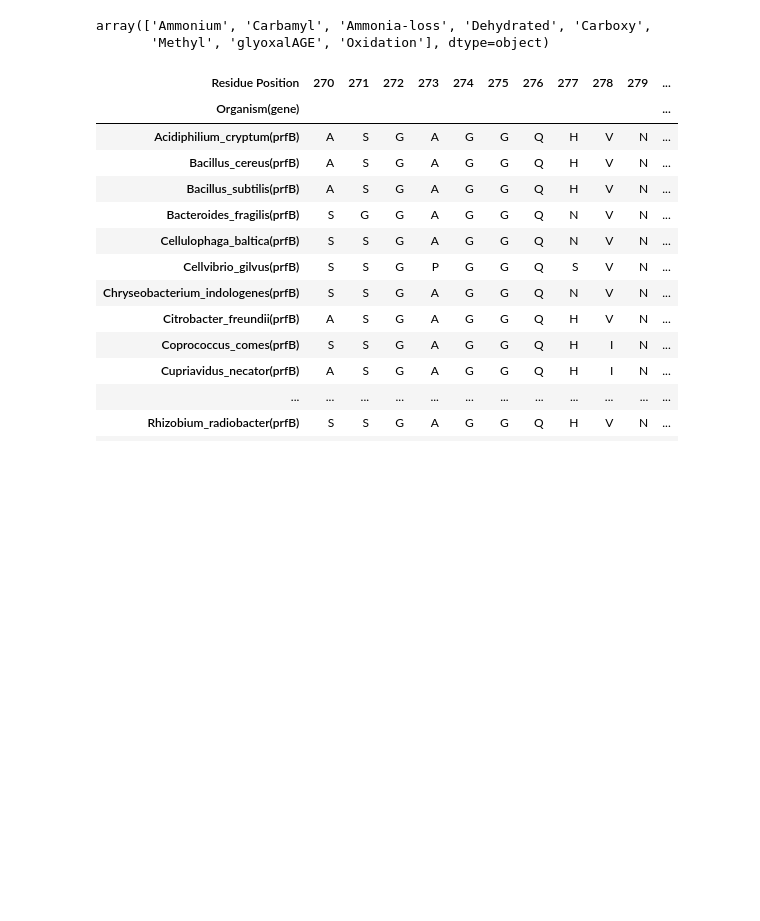
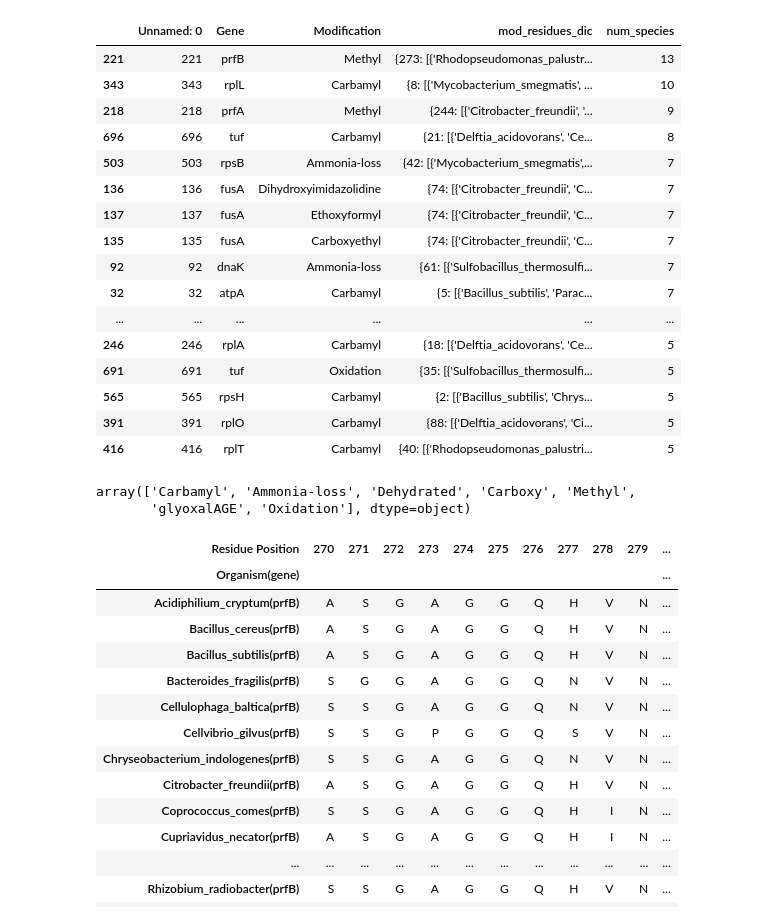
Before and after one commit to nanel96/BIO_465_PTM, a Jupyter notebook: Make Figures 4 & 5) Alignments.ipynb, the cells around one changed output. Saved outputs shown, nothing was run; the diff lists cells and outputs as text; code cells hidden in the pictures; blank space fills up the shorter version.

```diff
--- a/Make Figures 4 & 5) Alignments.ipynb
+++ b/Make Figures 4 & 5) Alignments.ipynb
@@ -9,28 +11,47 @@ import dataframe_image as dfi
 # %%
 ptm_df = pd.read_csv('Data/Conserved_ptms_best_loc.csv')
 mod_residues_dic = []
 for i in ptm_df.mod_residues_dic:
     d = ast.literal_eval(i)
     mod_residues_dic.append(d)
 ptm_df.mod_residues_dic = mod_residues_dic
 num_species = []
 for index, row in ptm_df.iterrows():
     d = row['mod_residues_dic']
     species = 0
     for key in d:
         if len(d[key][0]) > species:
             species = len(d[key][0])
     num_species.append(species)
 ptm_df['num_species'] = num_species
 ptm_df = ptm_df.sort_values('num_species', ascending = False)
 ptm_df = ptm_df[ptm_df.num_species >=5]
-residues = ['ammonium', 'Methyl:2H(3)13C(1)', 'Delta:H(4)C(2)O(-1)S(1)', 'Fluoro', 'Cation:Mg[II]', 'Acetyl:13C(2)', 'Label:2H(3)+Oxidation', 'Cation:Na', 'Cation:Fe[III]', 'Cation:Ca[II]', 'Label:13C(4)', 'Methyl:2H(3)']
+residues = ['Ammonium', 'Methyl:2H(3)13C(1)', 'Delta:H(4)C(2)O(-1)S(1)', 'Fluoro', 'Cation:Mg[II]', 'Acetyl:13C(2)', 'Label:2H(3)+Oxidation', 'Cation:Na', 'Cation:Fe[III]', 'Cation:Ca[II]', 'Label:13C(4)', 'Methyl:2H(3)']
 ptm_df = ptm_df[~ptm_df.Modification.isin(residues)]
+ptm_df
+# %% [output]
+|  | Unnamed: 0 | Gene | Modification | mod_residues_dic | num_species |
+| 221 | 221 | prfB | Methyl | {273: [{'Rhodopseudomonas_palustr... | 13 |
+| 343 | 343 | rplL | Carbamyl | {8: [{'Mycobacterium_smegmatis', ... | 10 |
+| 218 | 218 | prfA | Methyl | {244: [{'Citrobacter_freundii', '... | 9 |
+| 696 | 696 | tuf | Carbamyl | {21: [{'Delftia_acidovorans', 'Ce... | 8 |
+| 503 | 503 | rpsB | Ammonia-loss | {42: [{'Mycobacterium_smegmatis',... | 7 |
+| 136 | 136 | fusA | Dihydroxyimidazolidine | {74: [{'Citrobacter_freundii', 'C... | 7 |
+| 137 | 137 | fusA | Ethoxyformyl | {74: [{'Citrobacter_freundii', 'C... | 7 |
+| 135 | 135 | fusA | Carboxyethyl | {74: [{'Citrobacter_freundii', 'C... | 7 |
+| 92 | 92 | dnaK | Ammonia-loss | {61: [{'Sulfobacillus_thermosulfi... | 7 |
+| 32 | 32 | atpA | Carbamyl | {5: [{'Bacillus_subtilis', 'Parac... | 7 |
+| ... | ... | ... | ... | ... | ... |
+| 246 | 246 | rplA | Carbamyl | {18: [{'Delftia_acidovorans', 'Ce... | 5 |
+| 691 | 691 | tuf | Oxidation | {35: [{'Sulfobacillus_thermosulfi... | 5 |
+| 565 | 565 | rpsH | Carbamyl | {2: [{'Bacillus_subtilis', 'Chrys... | 5 |
+| 391 | 391 | rplO | Carbamyl | {88: [{'Delftia_acidovorans', 'Ci... | 5 |
+| 416 | 416 | rplT | Carbamyl | {40: [{'Rhodopseudomonas_palustri... | 5 |
 # %%
 pd.unique(ptm_df[ptm_df.Gene == 'tuf'].Modification)
 # %% [output]
-array(['Ammonium', 'Carbamyl', 'Ammonia-loss', 'Dehydrated', 'Carboxy',
-       'Methyl', 'glyoxalAGE', 'Oxidation'], dtype=object)
+array(['Carbamyl', 'Ammonia-loss', 'Dehydrated', 'Carboxy', 'Methyl',
+       'glyoxalAGE', 'Oxidation'], dtype=object)
 # %%
 def parse_meg(file):
     rows = []
```
Also changed, not shown: parts of 9 cells of this notebook, 7 other files.
